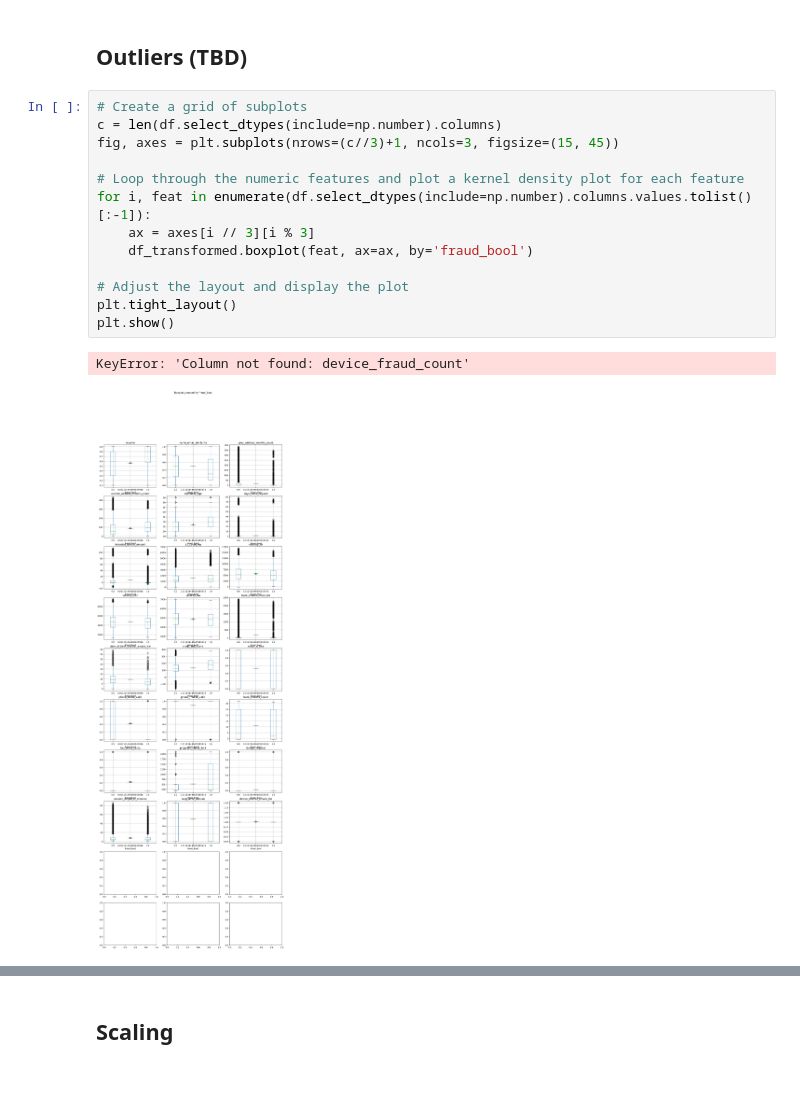
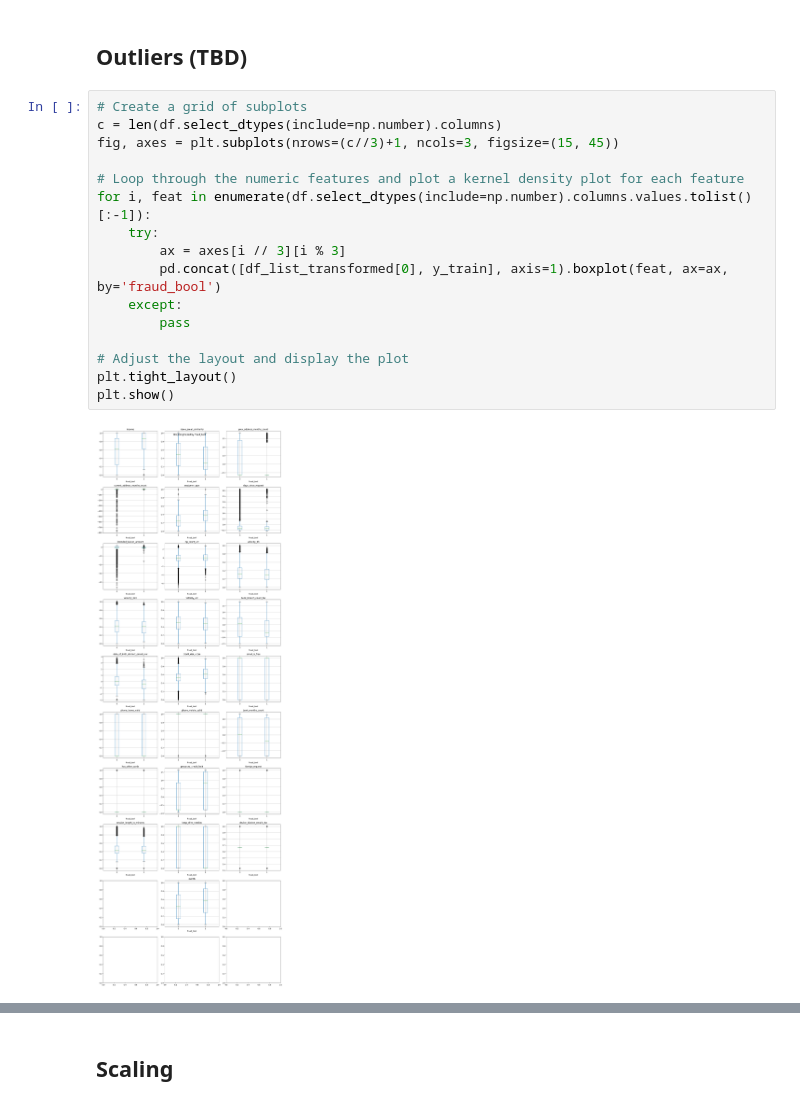
Before and after one commit to steimel60/Steimel_OUDSA5900, a Jupyter notebook: main.ipynb, the cells around one changed output, grey strips where cells are left out. Drawn from its saved outputs; the diff is of its cells as text; blank space fills up the shorter version.

```diff
--- a/main.ipynb
+++ b/main.ipynb
@@ -427,16 +427,18 @@ df_transformed
 # %%
 # Create a grid of subplots
 c = len(df.select_dtypes(include=np.number).columns)
 fig, axes = plt.subplots(nrows=(c//3)+1, ncols=3, figsize=(15, 45))
 
 # Loop through the numeric features and plot a kernel density plot for each feature
 for i, feat in enumerate(df.select_dtypes(include=np.number).columns.values.tolist()[:-1]):
-    ax = axes[i // 3][i % 3]
-    df_transformed.boxplot(feat, ax=ax, by='fraud_bool')
+    try:
+        ax = axes[i // 3][i % 3]
+        pd.concat([df_list_transformed[0], y_train], axis=1).boxplot(feat, ax=ax, by='fraud_bool')
+    except:
+        pass
 
 # Adjust the layout and display the plot
 plt.tight_layout()
 plt.show()
 # %% [output]
-KeyError: 'Column not found: device_fraud_count'
-[figure, old version]
+[figure, new version]
```
Also changed, not shown: parts of 52 cells of this notebook, 4 other files.
